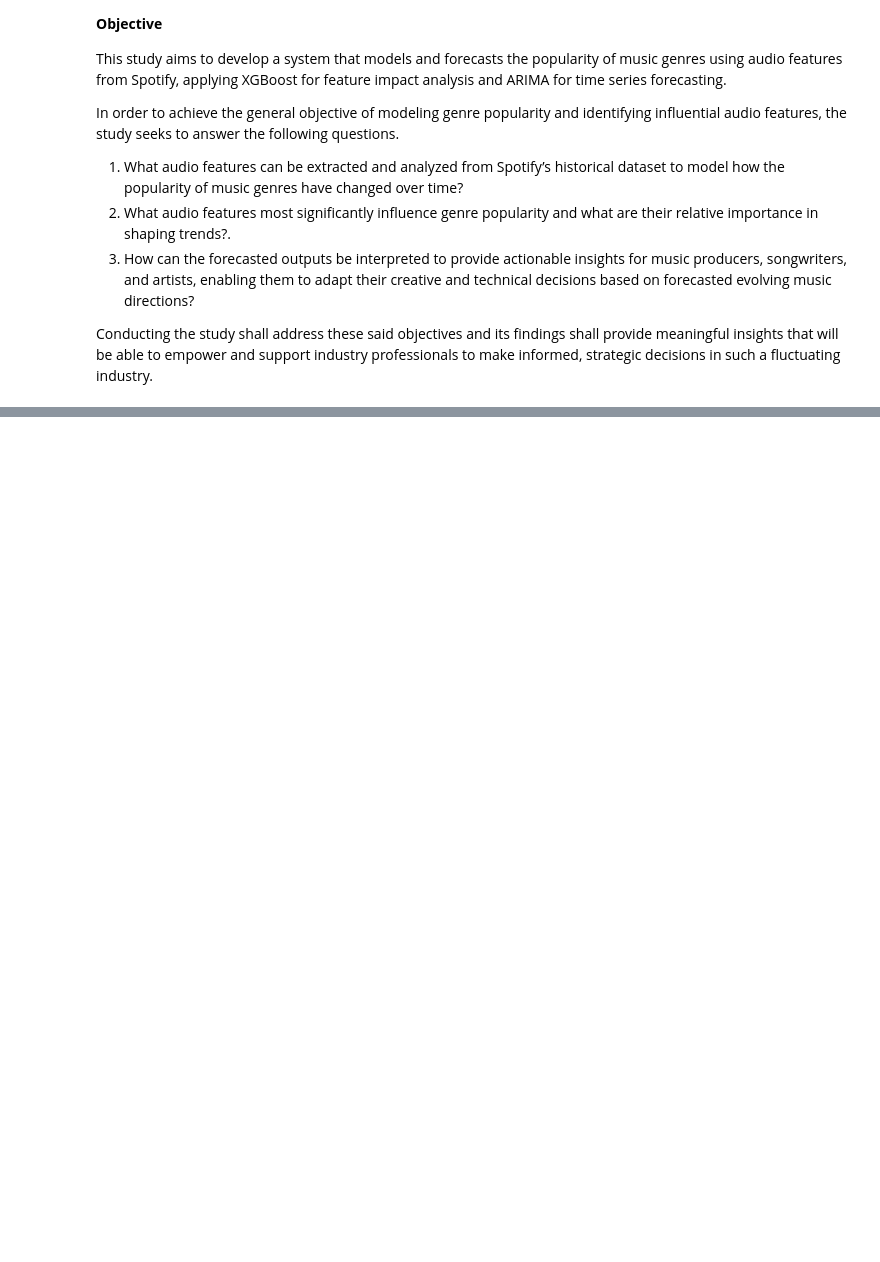
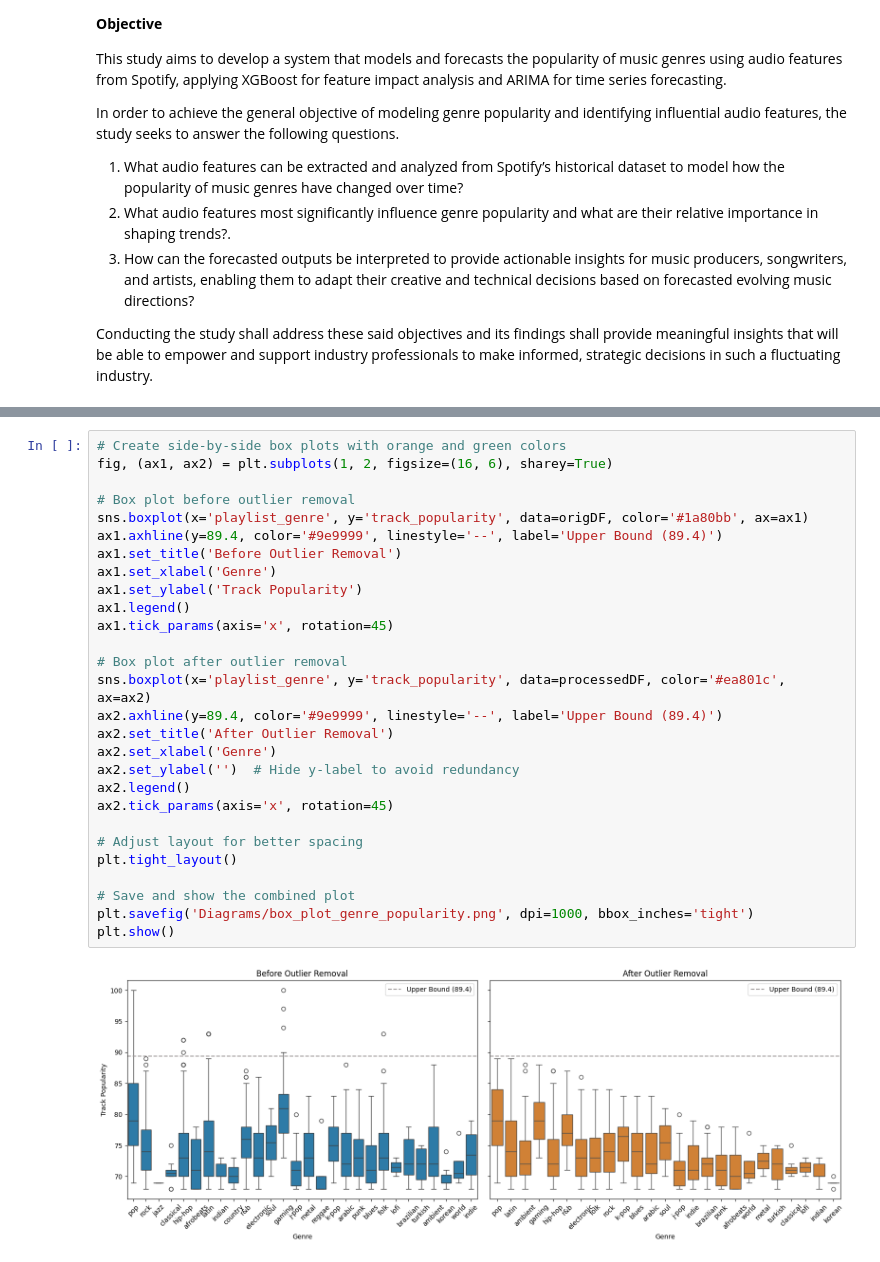
Before and after one commit to Bobberns/Beats-and-Bytes, a Jupyter notebook: 001_Overview.ipynb, the cells around one changed output, grey strips where cells are left out. Saved outputs shown, nothing was run; the diff lists cells and outputs as text; blank space fills up the shorter version.

```diff
--- a/001_Overview.ipynb
+++ b/001_Overview.ipynb
@@ -60,0 +113,30 @@ Note that **the copy of the data set shall be used onwards** in this repo, leavi
+# %%
+# Create side-by-side box plots with orange and green colors
+fig, (ax1, ax2) = plt.subplots(1, 2, figsize=(16, 6), sharey=True)
+
+# Box plot before outlier removal
+sns.boxplot(x='playlist_genre', y='track_popularity', data=origDF, color='#1a80bb', ax=ax1)
+ax1.axhline(y=89.4, color='#9e9999', linestyle='--', label='Upper Bound (89.4)')
+ax1.set_title('Before Outlier Removal')
+ax1.set_xlabel('Genre')
+ax1.set_ylabel('Track Popularity')
+ax1.legend()
+ax1.tick_params(axis='x', rotation=45)
+
+# Box plot after outlier removal
+sns.boxplot(x='playlist_genre', y='track_popularity', data=processedDF, color='#ea801c', ax=ax2)
+ax2.axhline(y=89.4, color='#9e9999', linestyle='--', label='Upper Bound (89.4)')
+ax2.set_title('After Outlier Removal')
+ax2.set_xlabel('Genre')
+ax2.set_ylabel('')  # Hide y-label to avoid redundancy
+ax2.legend()
+ax2.tick_params(axis='x', rotation=45)
+
+# Adjust layout for better spacing
+plt.tight_layout()
+
+# Save and show the combined plot
+plt.savefig('Diagrams/box_plot_genre_popularity.png', dpi=1000, bbox_inches='tight')
+plt.show()
+# %% [output]
+[figure, added]
```
Also changed, not shown: parts of 6 cells of this notebook, 3 other files.
